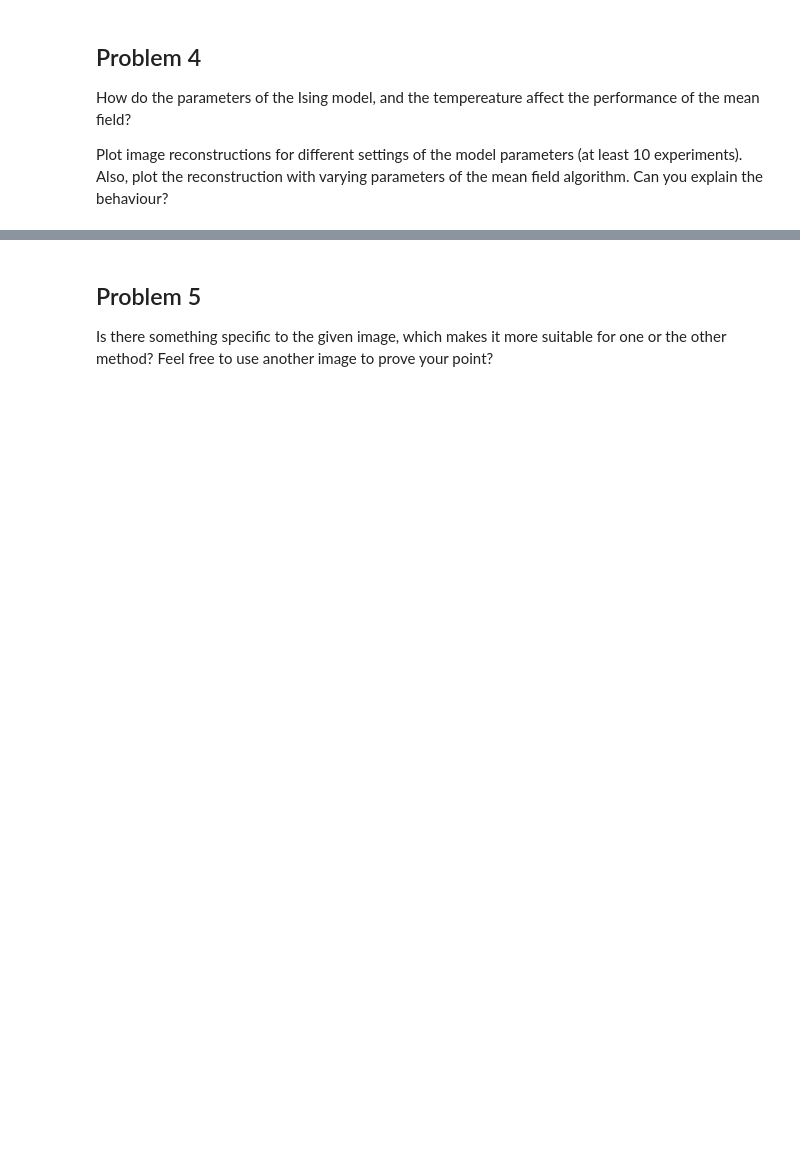
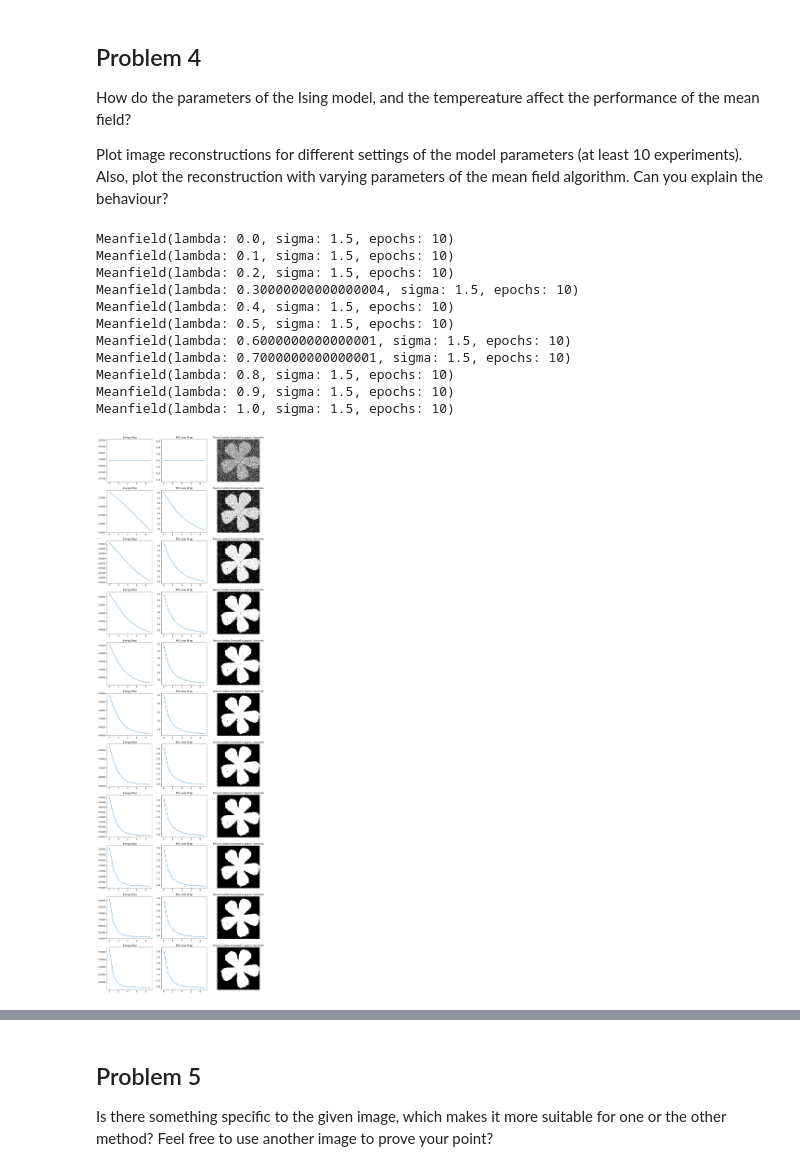
Before and after one commit to SimiPro/slt-exercises, a Jupyter notebook: slt-ce-7.ipynb, the cells around one changed output, grey strips where cells are left out. Saved outputs shown, nothing was run; the diff lists cells and outputs as text; code cells hidden in the pictures; blank space fills up the shorter version.

```diff
--- a/slt-ce-7.ipynb
+++ b/slt-ce-7.ipynb
@@ -320,3 +383,42 @@ Comment on the convergence of the method. How can we tell if the mean field conv
 How do the parameters of the Ising model, and the tempereature affect the performance of the mean field?
 
 Plot image reconstructions for different settings of the model parameters (at least 10 experiments). Also, plot the reconstruction with varying parameters of the mean field algorithm. Can you explain the behaviour?
+# %%
+# Lets find out how sigma influences the mean field algorithm #
+# The equations would suggest that the nearer lambda is by 0 the more influence has the old value vs.
+# the neighbooring terms
+lambdas = np.arange(0,1.1, 0.1)
+f, ax = plt.subplots(len(lambdas), 3, figsize=(15,5*len(lambdas)))
+for i,l in enumerate(lambdas):
+    # Run specified sampling method
+    start_time = time.time()
+    img_estimate, energies, losses = meanfield(IMG_NOISY_OBSERVATION, IMG_ORIGINAL, epochs=10, lambdaz=l)
+    execution_time = time.time() - start_time
+    # Plot energy and MSE drop
+    #f, (ax1, ax2, ax3) = plt.subplots(1, 3, figsize=(15,5))
+    ax[i,0].plot(energies)
+    ax[i,0].set_title('Energy Drop')
+    ax[i,1].plot(losses)
+    ax[i,1].set_title('MSE Loss Drop')
+    ax[i,2].imshow(img_estimate, cmap='gray')
+    ax[i,2].set_title('Reconstruction Executed in approx. ' +str(int(execution_time)) + 'seconds')
+    ax[i,2].get_xaxis().set_visible(False)
+    ax[i,2].get_yaxis().set_visible(False)
+
+# So after executing the test it is quite obvoius that if lambda = 0
+# we don't change any value since the old value is only asked
+# the bigger lambda gets the more influence the surrounding neighbors have and the more aggressive
+# old values get overtaken
+# %% [output]
+Meanfield(lambda: 0.0, sigma: 1.5, epochs: 10)
+Meanfield(lambda: 0.1, sigma: 1.5, epochs: 10)
+Meanfield(lambda: 0.2, sigma: 1.5, epochs: 10)
+Meanfield(lambda: 0.30000000000000004, sigma: 1.5, epochs: 10)
+Meanfield(lambda: 0.4, sigma: 1.5, epochs: 10)
+Meanfield(lambda: 0.5, sigma: 1.5, epochs: 10)
+Meanfield(lambda: 0.6000000000000001, sigma: 1.5, epochs: 10)
+Meanfield(lambda: 0.7000000000000001, sigma: 1.5, epochs: 10)
+Meanfield(lambda: 0.8, sigma: 1.5, epochs: 10)
+Meanfield(lambda: 0.9, sigma: 1.5, epochs: 10)
+Meanfield(lambda: 1.0, sigma: 1.5, epochs: 10)
+[figure, added]
```
Also changed, not shown: parts of 26 cells of this notebook.
